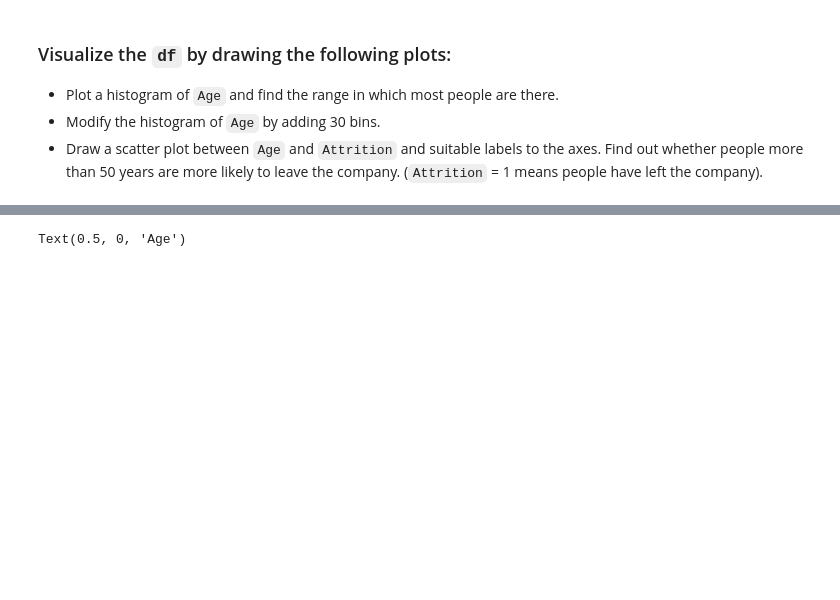
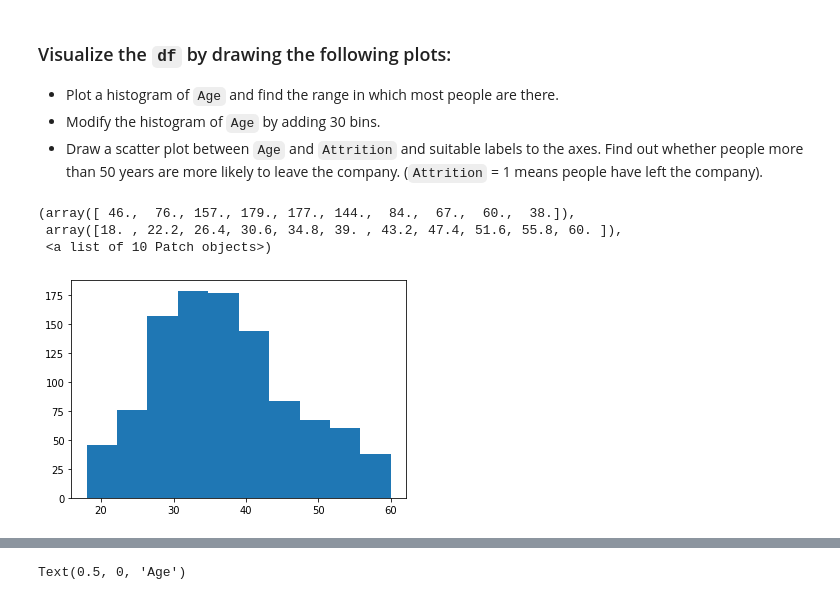
Before and after one commit to sidparab/SHALA2020_New, a Jupyter notebook: DS_L2_17_Apr_Assignment_2.ipynb, the cells around one changed output, grey strips where cells are left out. Saved outputs shown, nothing was run; the diff lists cells and outputs as text; code cells hidden in the pictures; blank space fills up the shorter version.

````diff
--- a/DS_L2_17_Apr_Assignment_2.ipynb
+++ b/DS_L2_17_Apr_Assignment_2.ipynb
@@ -328,3 +325,11 @@ dtype: int64
 * Plot a histogram of ```Age``` and find the range in which most people are there.
 * Modify the histogram of ```Age``` by adding 30 bins.
 * Draw a scatter plot between ```Age``` and ```Attrition``` and suitable labels to the axes. Find out whether people more than 50 years are more likely to leave the company. (```Attrition``` = 1 means people have left the company).
+# %%
+# Plot a histogram of Age and find the range in which most people are there.
+plt.hist(df.Age)
+# %% [output]
+(array([ 46.,  76., 157., 179., 177., 144.,  84.,  67.,  60.,  38.]),
+ array([18. , 22.2, 26.4, 30.6, 34.8, 39. , 43.2, 47.4, 51.6, 55.8, 60. ]),
+ <a list of 10 Patch objects>)
+[figure, added]
````
Also changed, not shown: parts of 29 cells of this notebook.
